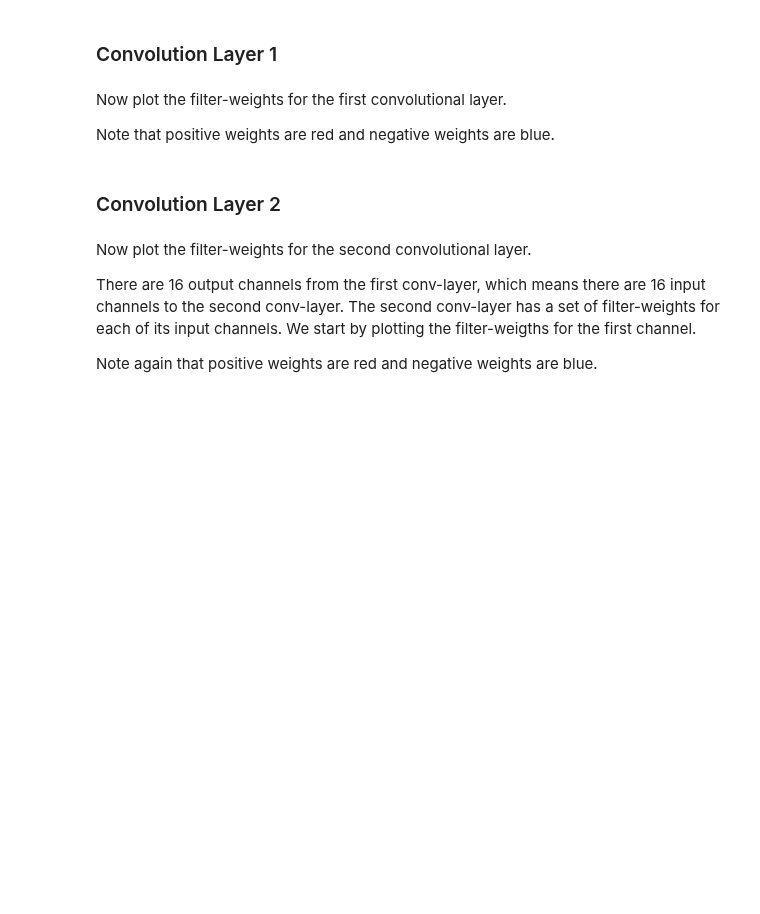
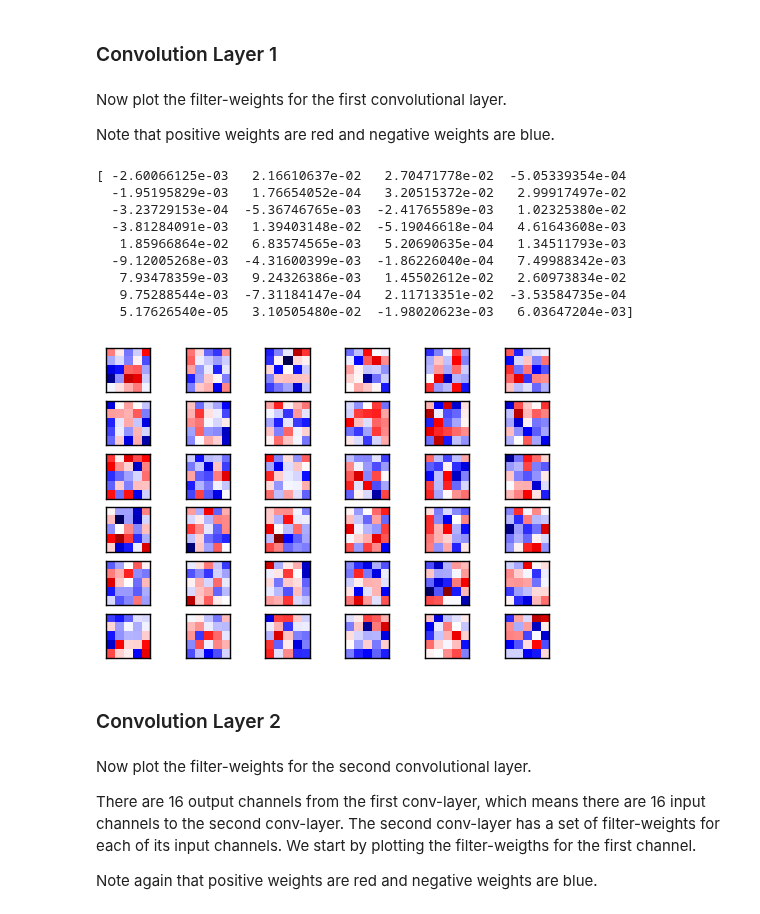
Before and after one commit to eigendreams/TensorFlow-Tutorials, a Jupyter notebook: 03_PrettyTensor.ipynb, the cells around one changed output. Saved outputs shown, nothing was run; the diff lists cells and outputs as text; code cells hidden in the pictures; blank space fills up the shorter version.

Commit message:
Printed biases for conv net, they are all VERY small, I suspect bias weight gets shifted to later layers

```diff
--- a/03_PrettyTensor.ipynb
+++ b/03_PrettyTensor.ipynb
@@ -421,12 +421,13 @@ def get_weights_variable(layer_name):
 
     with tf.variable_scope(layer_name, reuse=True):
         variable = tf.get_variable('weights')
+        bias     = tf.get_variable('bias')
 
-    return variable
+    return variable, bias
 # %% [markdown]
 Using this helper-function we can retrieve the variables. These are TensorFlow objects. In order to get the contents of the variables, you must do something like: `contents = session.run(weights_conv1)` as demonstrated further below.
 # %%
-weights_conv1 = get_weights_variable(layer_name='layer_conv1')
+weights_conv1, biases_conv1 = get_weights_variable(layer_name='layer_conv1')
 #weights_conv2 = get_weights_variable(layer_name='layer_conv2')
 # %% [markdown]
 ### Optimization Method
@@ -746,13 +774,14 @@ When the Convolutional Neural Network was implemented directly in TensorFlow, we
 # %% [markdown]
 ### Helper-function for plotting convolutional weights
 # %%
-def plot_conv_weights(weights, input_channel=0):
+def plot_conv_weights_bias(weights, bias, input_channel=0):
     # Assume weights are TensorFlow ops for 4-dim variables
     # e.g. weights_conv1 or weights_conv2.
 
     # Retrieve the values of the weight-variables from TensorFlow.
     # A feed-dict is not necessary because nothing is calculated.
     w = session.run(weights)
+    b = session.run(bias)
 
     # Get the lowest and highest values for the weights.
     # This is used to correct the colour intensity across
@@ -769,6 +798,8 @@ def plot_conv_weights(weights, input_channel=0):
 
     # Create figure with a grid of sub-plots.
     fig, axes = plt.subplots(num_grids, num_grids)
+
+    print(b)
 
     # Plot all the filter-weights.
     for i, ax in enumerate(axes.flat):
@@ -797,7 +828,18 @@ Now plot the filter-weights for the first convolutional layer.
 
 Note that positive weights are red and negative weights are blue.
 # %%
-plot_conv_weights(weights=weights_conv1)
+plot_conv_weights_bias(weights=weights_conv1, bias=biases_conv1)
+# %% [output]
+[ -2.60066125e-03   2.16610637e-02   2.70471778e-02  -5.05339354e-04
+  -1.95195829e-03   1.76654052e-04   3.20515372e-02   2.99917497e-02
+  -3.23729153e-04  -5.36746765e-03  -2.41765589e-03   1.02325380e-02
+  -3.81284091e-03   1.39403148e-02  -5.19046618e-04   4.61643608e-03
+   1.85966864e-02   6.83574565e-03   5.20690635e-04   1.34511793e-03
+  -9.12005268e-03  -4.31600399e-03  -1.86226040e-04   7.49988342e-03
+   7.93478359e-03   9.24326386e-03   1.45502612e-02   2.60973834e-02
+   9.75288544e-03  -7.31184147e-04   2.11713351e-02  -3.53584735e-04
+   5.17626540e-05   3.10505480e-02  -1.98020623e-03   6.03647204e-03]
+[figure, added]
 # %% [markdown]
 ### Convolution Layer 2
 # %% [markdown]
```
Also changed, not shown: parts of 2 cells of this notebook.
